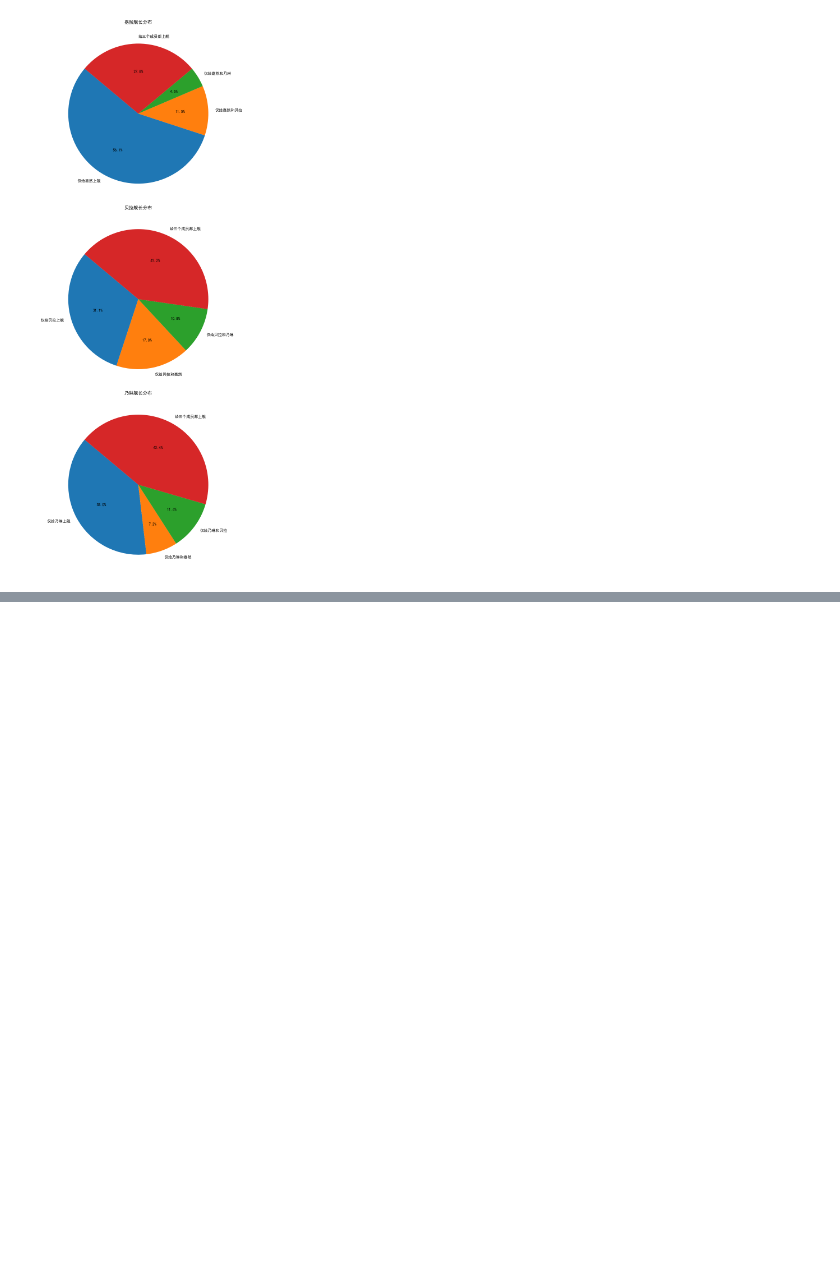
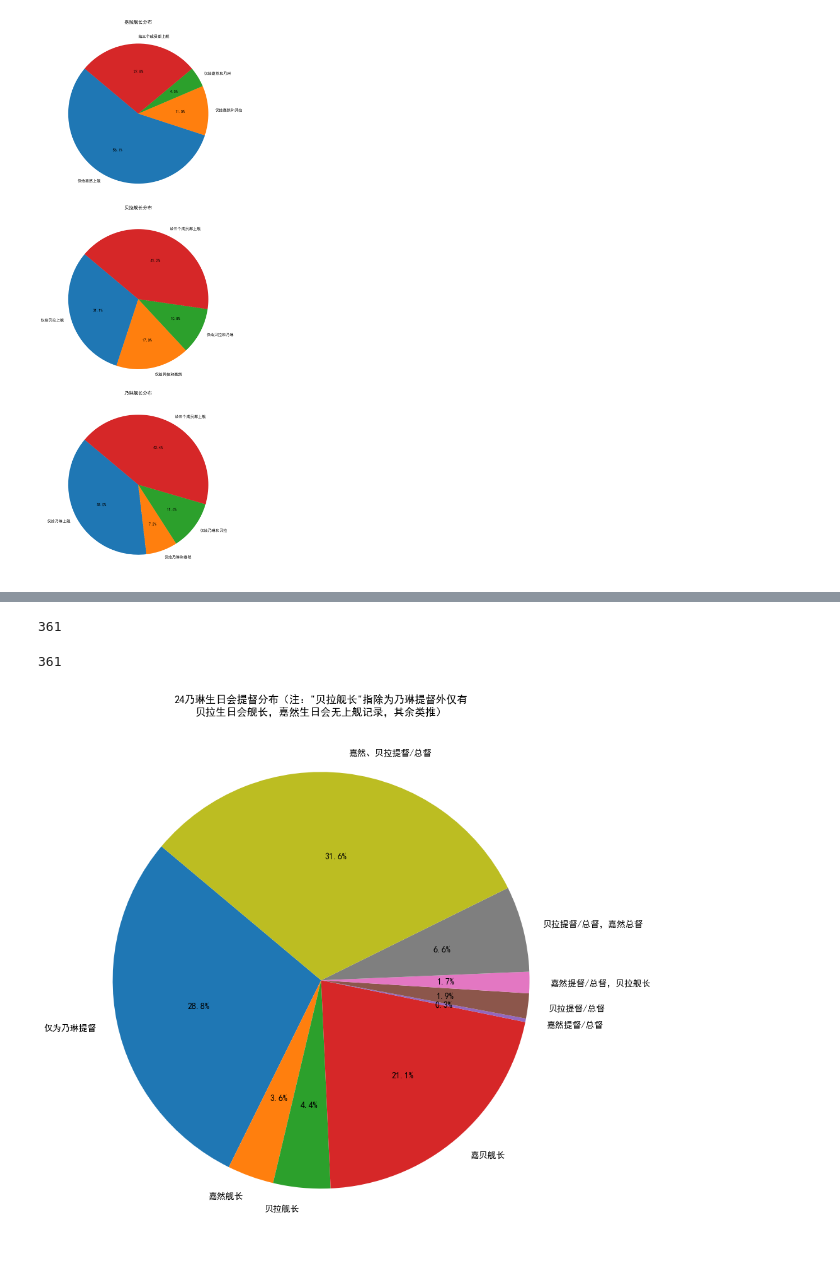
Before and after one commit to VictorAZ12/as-24-captains, a Jupyter notebook: 24生日会数据分析.ipynb, the cells around one changed output, grey strips where cells are left out. Saved outputs shown, nothing was run; the diff lists cells and outputs as text; code cells hidden in the pictures; blank space fills up the shorter version.

```diff
--- a/24生日会数据分析.ipynb
+++ b/24生日会数据分析.ipynb
@@ -488,0 +509,13 @@ plt.show()
+# %%
+# 提取舰长
+kanjo_diana = diana_df[diana_df['Guard Level'] == 3]
+kanjo_eileen = eileen_df[eileen_df['Guard Level'] == 3]
+kanjo_bella = bella_df[bella_df['Guard Level'] == 3]
+# 提取提督
+teitoku_diana = diana_df[diana_df['Guard Level'] == 2]
+teitoku_eileen = eileen_df[eileen_df['Guard Level'] == 2]
+teitoku_bella = bella_df[bella_df['Guard Level'] == 2]
+# 提取总督
+soutoku_diana = diana_df[diana_df['Guard Level'] == 1]
+soutoku_eileen = eileen_df[eileen_df['Guard Level'] == 1]
+soutoku_bella = bella_df[bella_df['Guard Level'] == 1]
@@ -488,0 +804,21 @@ plt.show()
+# %%
+counter = 0
+for eileen_stat in eileen_teitoku_stats:
+    counter += len(eileen_stat)
+print(counter)
+len(teitoku_eileen)
+# %% [output]
+361
+361
+# %%
+# 绘制饼图
+# fig, (ax1, ax2, ax3) = plt.subplots(3, 1, figsize=(18, 20))
+fig, ax1 = plt.subplots(1, 1, figsize=(10,12))
+ax1.pie(eileen_sizes_teitoku, labels=labels_eileen_teitoku, autopct='%1.1f%%', startangle=140)
+ax1.set_title('24乃琳生日会提督分布（注："贝拉舰长"指除为乃琳提督外仅有\n贝拉生日会舰长，嘉然生日会无上舰记录，其余类推）')
+
+# 调整布局
+plt.tight_layout()
+plt.show()
+# %% [output]
+[figure, added]
```
Also changed, not shown: parts of 20 cells of this notebook.
